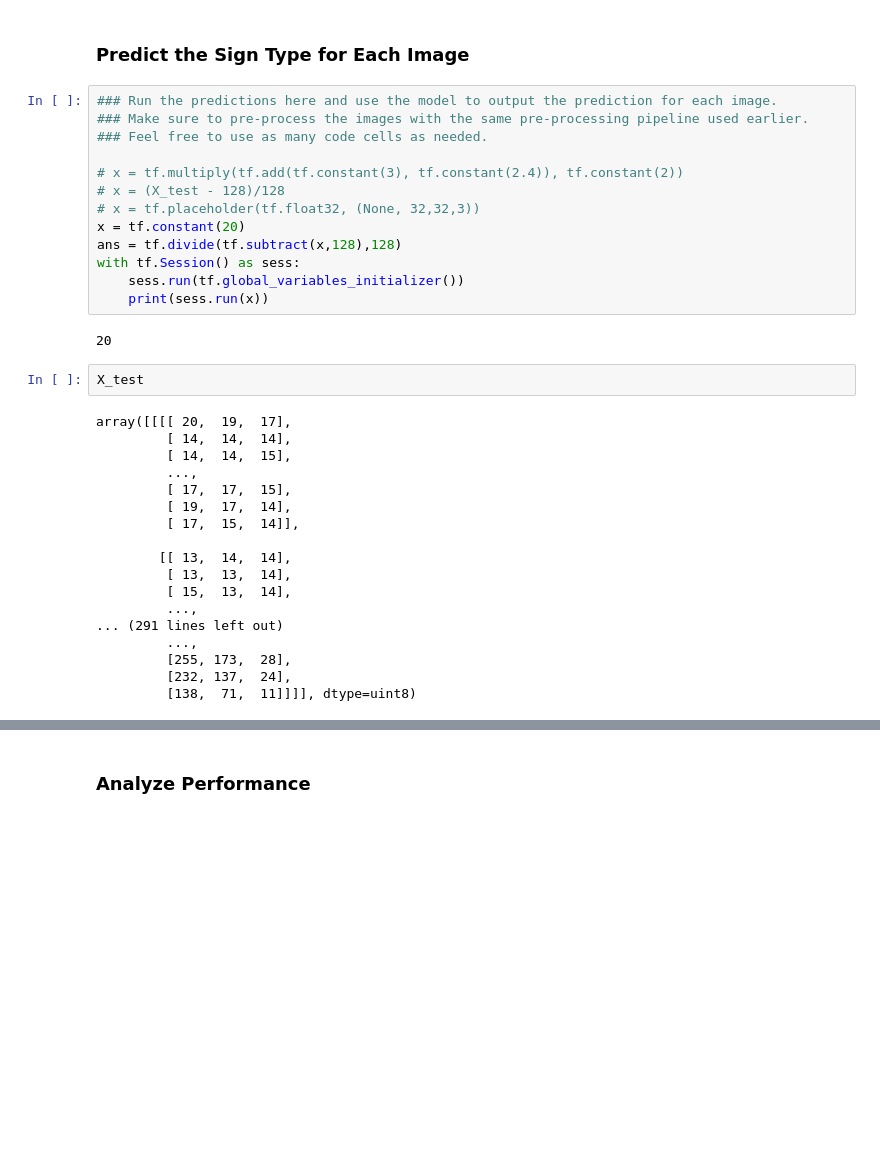
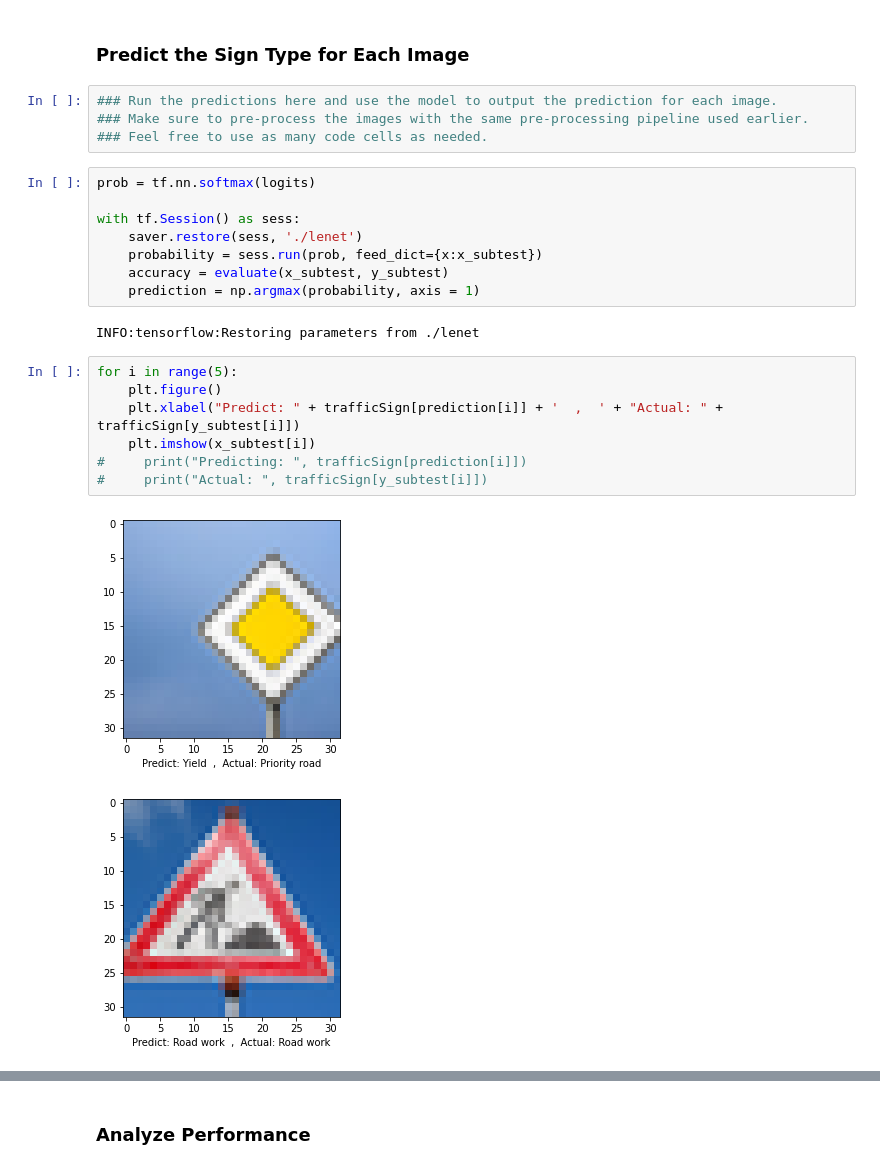
Before and after one commit to ChoKasem/Traffic-Sign-Classifier, a Jupyter notebook: Traffic_Sign_Classifier.ipynb, the cells around one changed output, grey strips where cells are left out. Saved outputs shown, nothing was run; the diff lists cells and outputs as text; blank space fills up the shorter version.

```diff
--- a/Traffic_Sign_Classifier.ipynb
+++ b/Traffic_Sign_Classifier.ipynb
@@ -419,34 +399,23 @@ axarr[4].imshow(X_test[6])
 ### Run the predictions here and use the model to output the prediction for each image.
 ### Make sure to pre-process the images with the same pre-processing pipeline used earlier.
 ### Feel free to use as many code cells as needed.
-
-# x = tf.multiply(tf.add(tf.constant(3), tf.constant(2.4)), tf.constant(2))
-# x = (X_test - 128)/128
-# x = tf.placeholder(tf.float32, (None, 32,32,3))
-x = tf.constant(20)
-ans = tf.divide(tf.subtract(x,128),128)
-with tf.Session() as sess:
-    sess.run(tf.global_variables_initializer())
-    print(sess.run(x))
-# %% [output]
-20
-# %%
-X_test
-# %% [output]
-array([[[[ 20,  19,  17],
-         [ 14,  14,  14],
-         [ 14,  14,  15],
-         ...,
-         [ 17,  17,  15],
-         [ 19,  17,  14],
-         [ 17,  15,  14]],
-
-        [[ 13,  14,  14],
-         [ 13,  13,  14],
-         [ 15,  13,  14],
-         ...,
-... (291 lines left out)
-         ...,
-         [255, 173,  28],
-         [232, 137,  24],
-         [138,  71,  11]]]], dtype=uint8)
+# %%
+prob = tf.nn.softmax(logits)
+
+with tf.Session() as sess:
+    saver.restore(sess, './lenet')
+    probability = sess.run(prob, feed_dict={x:x_subtest})
+    accuracy = evaluate(x_subtest, y_subtest)
+    prediction = np.argmax(probability, axis = 1)
+# %% [output]
+INFO:tensorflow:Restoring parameters from ./lenet
+# %%
+for i in range(5):
+    plt.figure()
+    plt.xlabel("Predict: " + trafficSign[prediction[i]] + '  ,  ' + "Actual: " + trafficSign[y_subtest[i]])
+    plt.imshow(x_subtest[i])
+#     print("Predicting: ", trafficSign[prediction[i]])
+#     print("Actual: ", trafficSign[y_subtest[i]])
+# %% [output]
+[figure, added]
+[figure, added]
```
Also changed, not shown: parts of 13 cells of this notebook, 10 other files.
